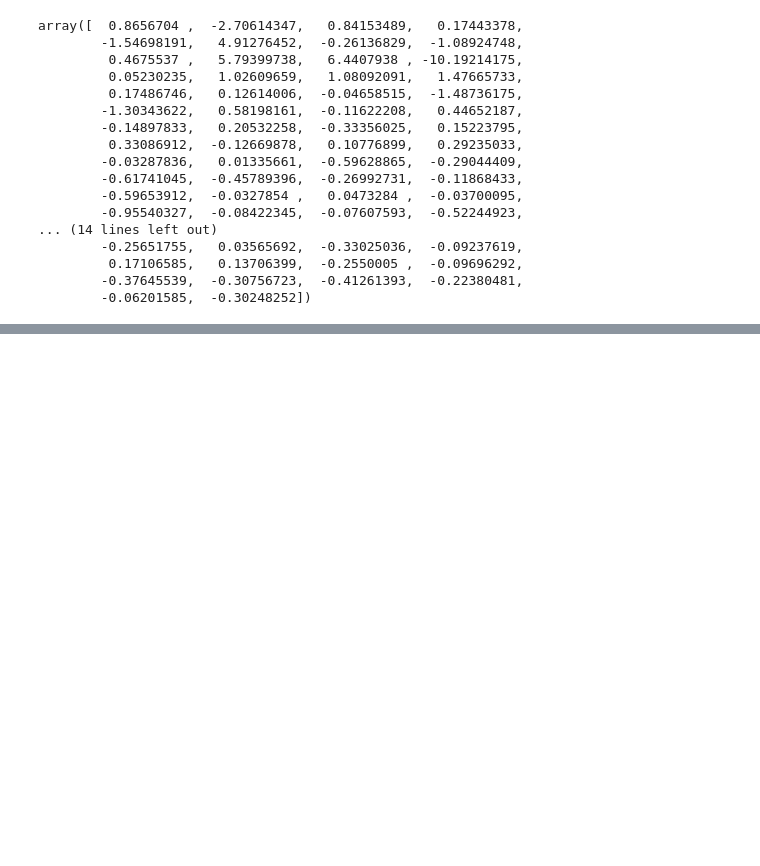
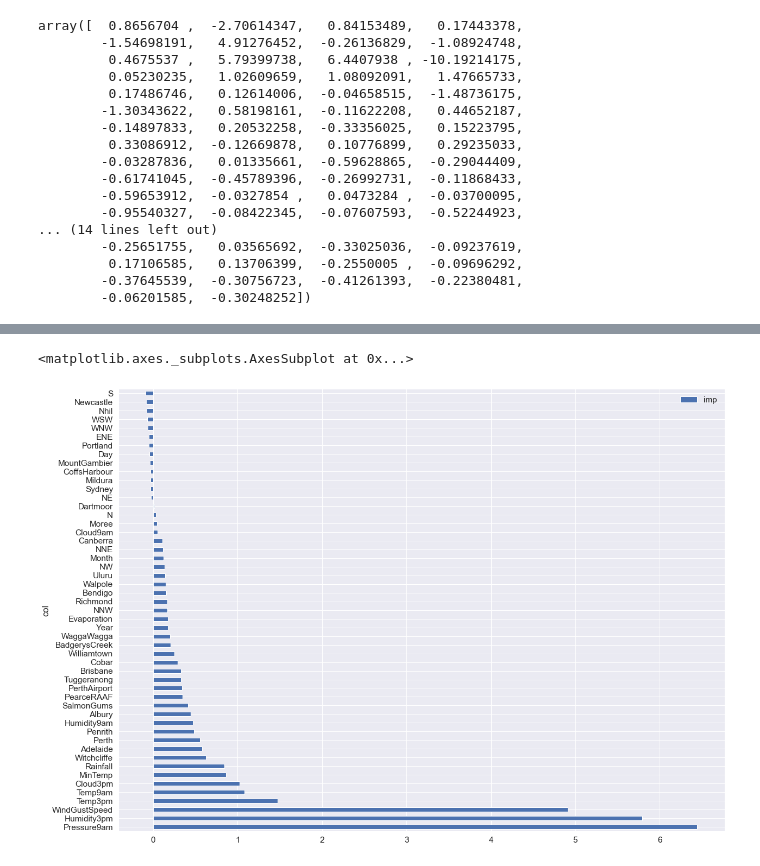
Before and after one commit to Erik-gitmannen1337-M/Rain, a Jupyter notebook: Rain.ipynb, the cells around one changed output, grey strips where cells are left out. Saved outputs shown, nothing was run; the diff lists cells and outputs as text; code cells hidden in the pictures; blank space fills up the shorter version.

Commit message:
Plot feature importance

```diff
--- a/Rain.ipynb
+++ b/Rain.ipynb
@@ -858,0 +867,7 @@ imp.head(25)
+# %%
+imp = imp.truncate(after=50)
+# %%
+imp.plot(kind='barh', x='col', y='imp', figsize=(20,15))
+# %% [output]
+<matplotlib.axes._subplots.AxesSubplot at 0x...>
+[figure, added]
```
Also changed, not shown: parts of 4 cells of this notebook.
